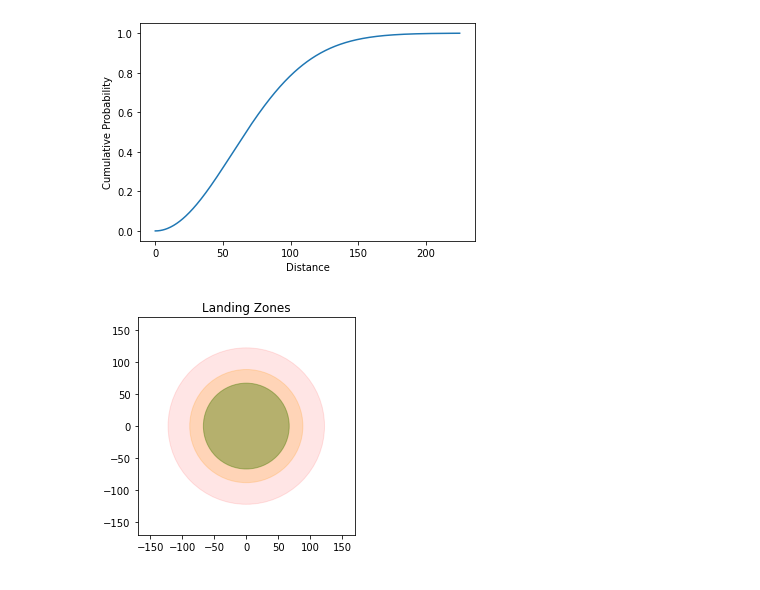
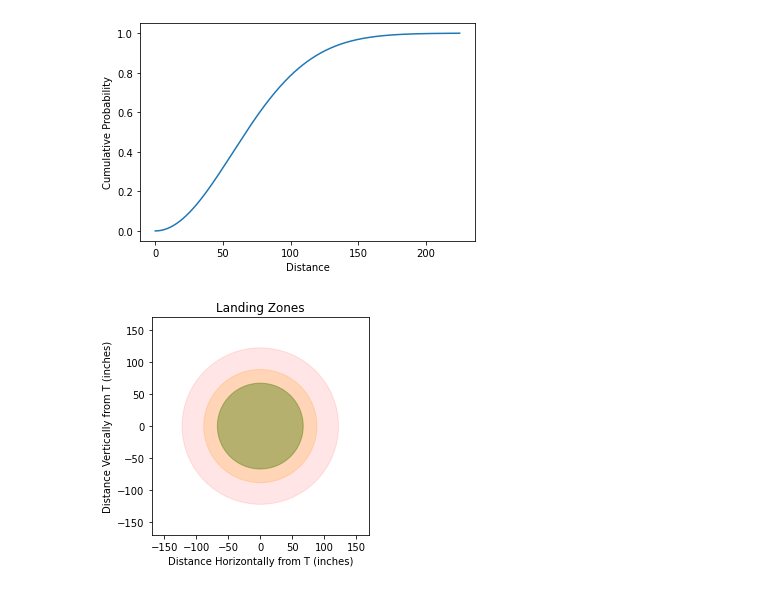
Before and after one commit to Ravocado/Probability-Project-3, a Jupyter notebook: figures.ipynb, the cells around one changed output. Cells and saved outputs as stored; diff of their text form; code cells hidden in the pictures.

```diff
--- a/figures.ipynb
+++ b/figures.ipynb
@@ -34,20 +34,22 @@ plt.show()
 # %%
 r1 = invcdf(0.5)
 r2 = invcdf(0.7)
 r3 = invcdf(0.9)
 lim = 170
 
 figure, axes = plt.subplots()
 c1 = plt.Circle((0, 0), r1 , alpha=0.4, color = "green")
 c2 = plt.Circle((0, 0), r2, alpha=0.2, color = "orange")
 c3 = plt.Circle((0, 0), r3, alpha=0.1, color = "red")
 axes.add_artist( c1 )
 axes.add_artist( c2 )
 axes.add_artist( c3 )
 axes.set_aspect(1)
 plt.title( 'Landing Zones' )
 plt.xlim(-lim, lim)
 plt.ylim(-lim, lim)
+plt.xlabel("Distance Horizontally from T (inches)")
+plt.ylabel("Distance Vertically from T (inches)")
 plt.show()
 # %% [output]
-[figure, old version]
+[figure, new version]
```
Also changed, not shown: 2 other files.
